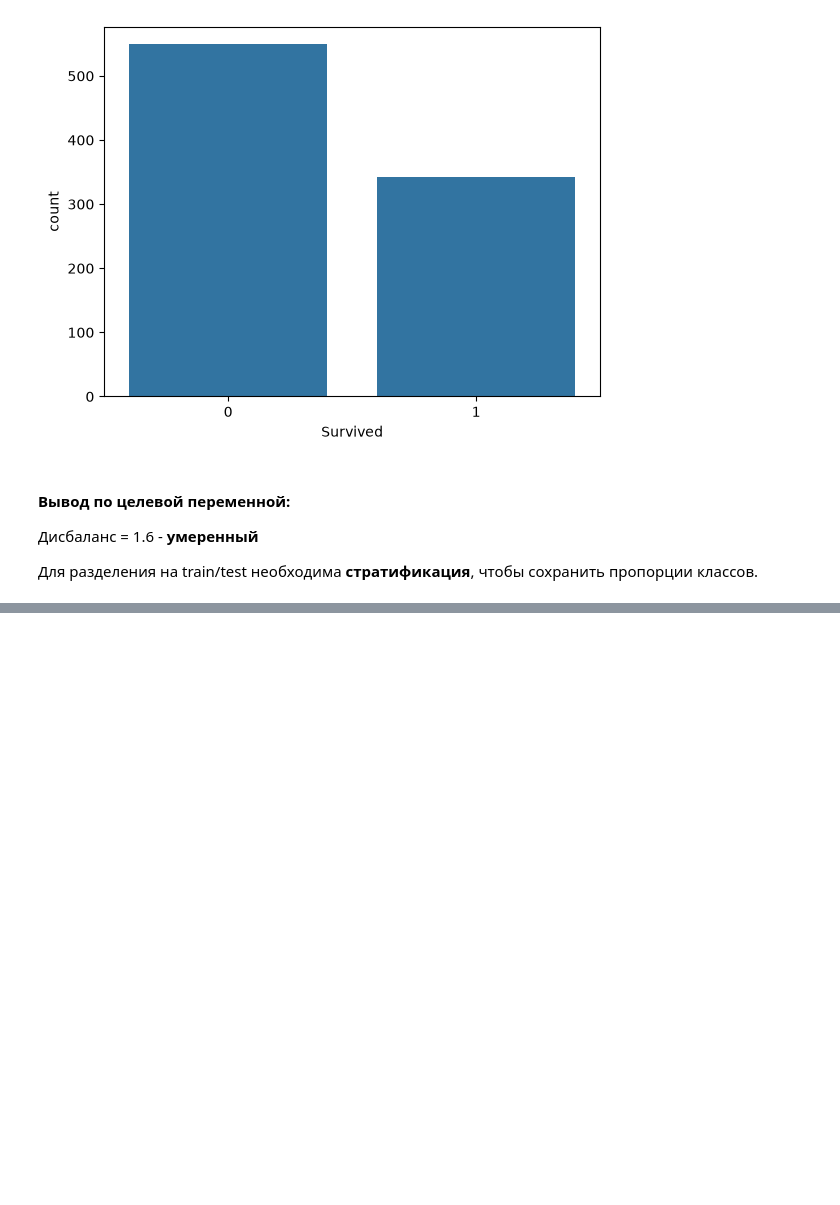
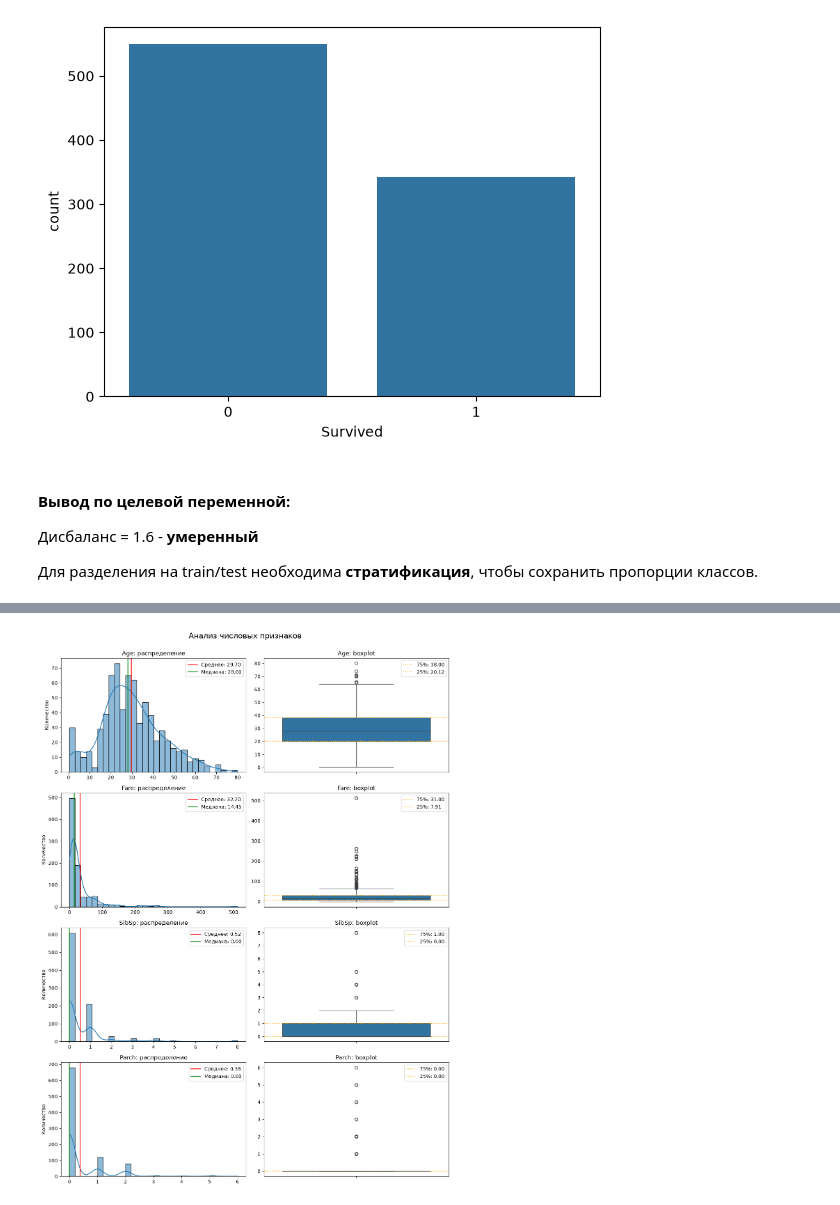
Before and after one commit to Ak1-AleX/Titanic-ML, a Jupyter notebook: titanic.ipynb, the cells around one changed output, grey strips where cells are left out. Drawn from its saved outputs; the diff is of its cells as text; code cells hidden in the pictures; blank space fills up the shorter version.

```diff
--- a/titanic.ipynb
+++ b/titanic.ipynb
@@ -247,0 +266,38 @@ plt.show()
+# %%
+# Числовые признаки для анализа
+numeric_cols = ['Age', 'Fare', 'SibSp', 'Parch']
+
+# сетка графиков
+fig, axes = plt.subplots(nrows=len(numeric_cols), ncols=2, figsize=(12, 4 * len(numeric_cols)))
+
+# по 2 диаграммы для каждого признака
+for i, col in enumerate(numeric_cols):
+
+    # считаем статистики
+    mean = df[col].mean()
+    median = df[col].median()
+    q1 = df[col].quantile(0.25)
+    q3 = df[col].quantile(0.75)
+
+    # гистограмма распределения
+    sns.histplot(data=df, x=col, kde=True, bins=30, ax=axes[i, 0])
+    axes[i, 0].set_title(f'{col}: распределение')
+    axes[i, 0].set_xlabel('')
+    axes[i, 0].set_ylabel('Количество')
+    axes[i, 0].axvline(mean, color='red', label=f'Среднее: {mean:.2f}')
+    axes[i, 0].axvline(median, color='green', label=f'Медиана: {median:.2f}')
+    axes[i, 0].legend()
+
+    # boxplot — выбросы и квартили
+    sns.boxplot(data=df, y=col, ax=axes[i, 1])
+    axes[i, 1].set_title(f'{col}: boxplot')
+    axes[i, 1].set_ylabel('')
+    axes[i, 1].axhline(q3, color='orange', linestyle=':', label=f'75%: {q3:.2f}')
+    axes[i, 1].axhline(q1, color='orange', linestyle=':', label=f'25%: {q1:.2f}')
+    axes[i, 1].legend()
+
+plt.suptitle('Анализ числовых признаков', fontsize=16, y=1.00)
+plt.tight_layout()
+plt.show()
+# %% [output]
+[figure, added]
```
Also changed, not shown: parts of 7 cells of this notebook.
